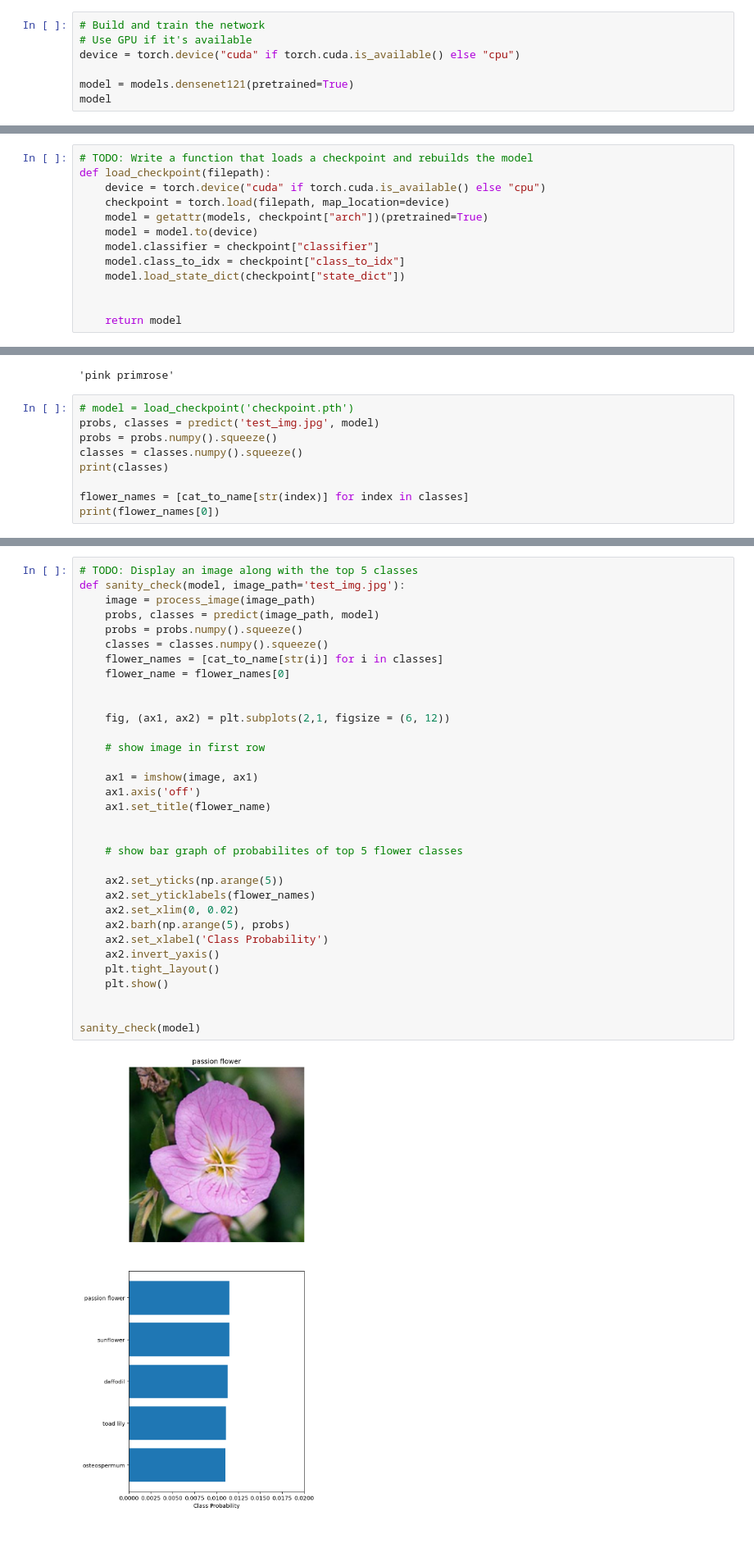
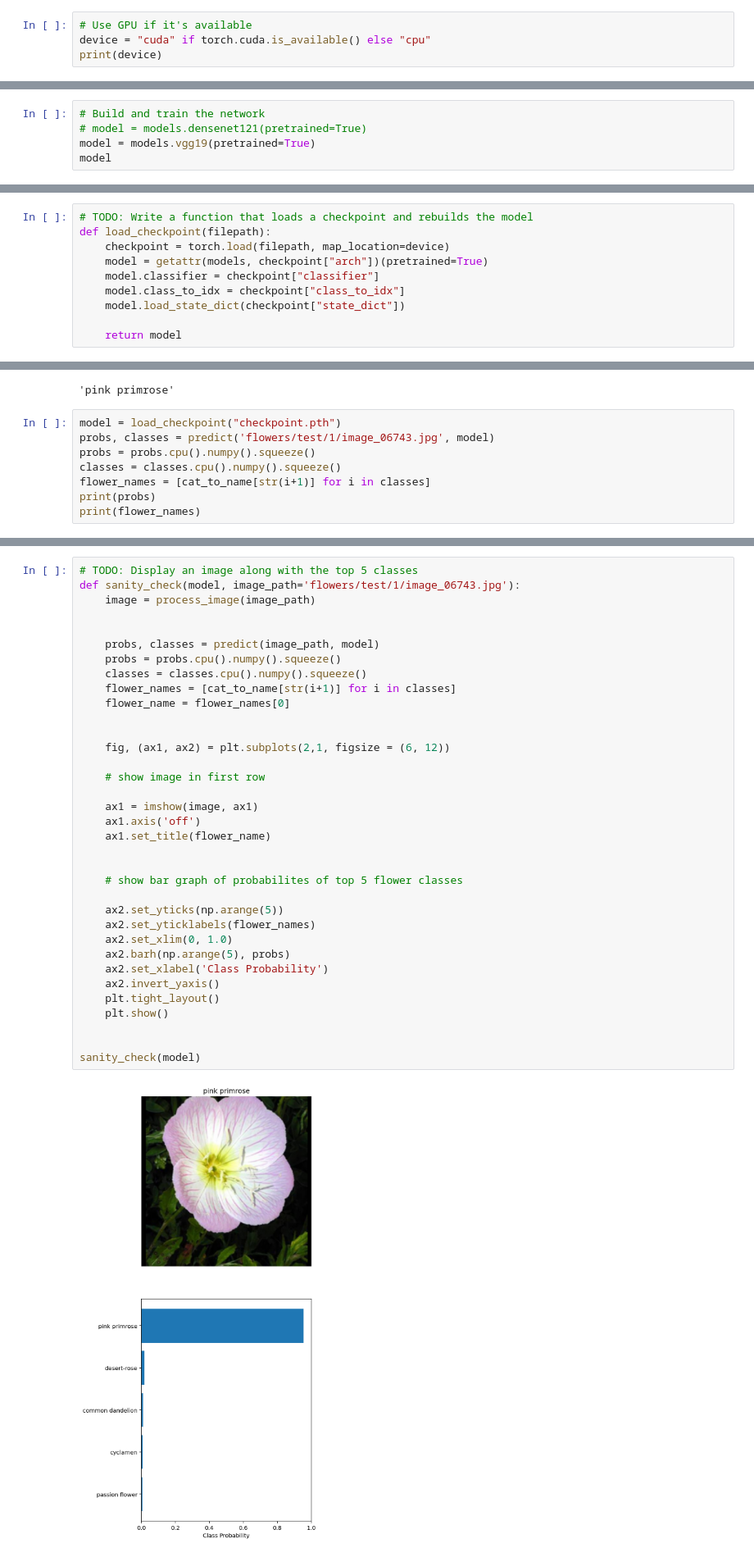
Before and after one commit to Cadyshack/AIPND-Project-2-Create-Your-Own-Image-Classifier, a Jupyter notebook: Image Classifier Project.ipynb, the cells around one changed output, grey strips where cells are left out. Shown at 82% size. Saved outputs shown, nothing was run; the diff lists cells and outputs as text; blank space fills up the shorter version.

```diff
--- a/Image Classifier Project.ipynb
+++ b/Image Classifier Project.ipynb
@@ -105,10 +105,7 @@ GPU Workspaces about Keeping Your Session Active. You'll want to include code fr
 
 **Note for Workspace users:** If your network is over 1 GB when saved as a checkpoint, there might be issues with saving backups in your workspace. Typically this happens with wide dense layers after the convolutional layers. If your saved checkpoint is larger than 1 GB (you can open a terminal and check with `ls -lh`), you should reduce the size of your hidden layers and train again.
 # %%
-# Build and train the network
 # Use GPU if it's available
-device = torch.device("cuda" if torch.cuda.is_available() else "cpu")
-
-model = models.densenet121(pretrained=True)
-model
+device = "cuda" if torch.cuda.is_available() else "cpu"
+print(device)
 # %% [output]
@@ -131,0 +113,5 @@ DenseNet(
+# %%
+# Build and train the network
+# model = models.densenet121(pretrained=True)
+model = models.vgg19(pretrained=True)
+model
@@ -270,15 +281,12 @@ At this point it's good to write a function that can load a checkpoint and rebui
 # %%
 # TODO: Write a function that loads a checkpoint and rebuilds the model
 def load_checkpoint(filepath):
-    device = torch.device("cuda" if torch.cuda.is_available() else "cpu")
     checkpoint = torch.load(filepath, map_location=device)
     model = getattr(models, checkpoint["arch"])(pretrained=True)
-    model = model.to(device)
     model.classifier = checkpoint["classifier"]
     model.class_to_idx = checkpoint["class_to_idx"]
     model.load_state_dict(checkpoint["state_dict"])
 
-
     return model
 # %%
 model = load_checkpoint('checkpoint.pth')
@@ -407,12 +415,11 @@ cat_to_name['1']
 # %% [output]
 'pink primrose'
 # %%
-# model = load_checkpoint('checkpoint.pth')
-probs, classes = predict('test_img.jpg', model)
-probs = probs.numpy().squeeze()
-classes = classes.numpy().squeeze()
-print(classes)
-
-flower_names = [cat_to_name[str(index)] for index in classes]
-print(flower_names[0])
+model = load_checkpoint("checkpoint.pth")
+probs, classes = predict('flowers/test/1/image_06743.jpg', model)
+probs = probs.cpu().numpy().squeeze()
+classes = classes.cpu().numpy().squeeze()
+flower_names = [cat_to_name[str(i+1)] for i in classes]
+print(probs)
+print(flower_names)
 # %% [output]
@@ -428,36 +435,38 @@ Now that you can use a trained model for predictions, check to make sure it make
 You can convert from the class integer encoding to actual flower names with the `cat_to_name.json` file (should have been loaded earlier in the notebook). To show a PyTorch tensor as an image, use the `imshow` function defined above.
 # %%
 # TODO: Display an image along with the top 5 classes
-def sanity_check(model, image_path='test_img.jpg'):
+def sanity_check(model, image_path='flowers/test/1/image_06743.jpg'):
     image = process_image(image_path)
+
+
     probs, classes = predict(image_path, model)
-    probs = probs.numpy().squeeze()
-    classes = classes.numpy().squeeze()
-    flower_names = [cat_to_name[str(i)] for i in classes]
+    probs = probs.cpu().numpy().squeeze()
+    classes = classes.cpu().numpy().squeeze()
+    flower_names = [cat_to_name[str(i+1)] for i in classes]
     flower_name = flower_names[0]
 
 
     fig, (ax1, ax2) = plt.subplots(2,1, figsize = (6, 12))
 
     # show image in first row
 
     ax1 = imshow(image, ax1)
     ax1.axis('off')
     ax1.set_title(flower_name)
 
 
     # show bar graph of probabilites of top 5 flower classes
 
     ax2.set_yticks(np.arange(5))
     ax2.set_yticklabels(flower_names)
-    ax2.set_xlim(0, 0.02)
+    ax2.set_xlim(0, 1.0)
     ax2.barh(np.arange(5), probs)
     ax2.set_xlabel('Class Probability')
     ax2.invert_yaxis()
     plt.tight_layout()
     plt.show()
 
 
 sanity_check(model)
 # %% [output]
-[figure, old version]
+[figure, new version]
```
Also changed, not shown: parts of 6 cells of this notebook.
